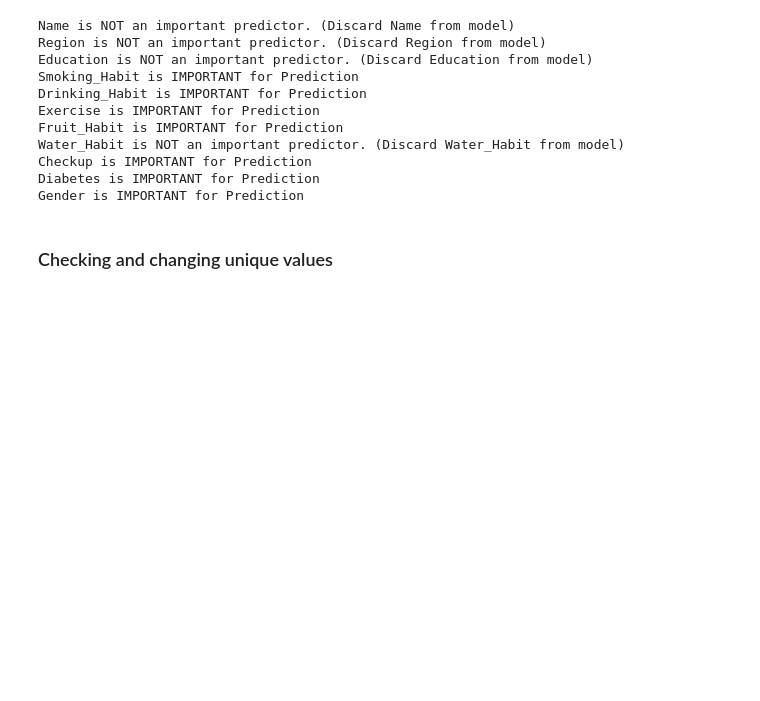
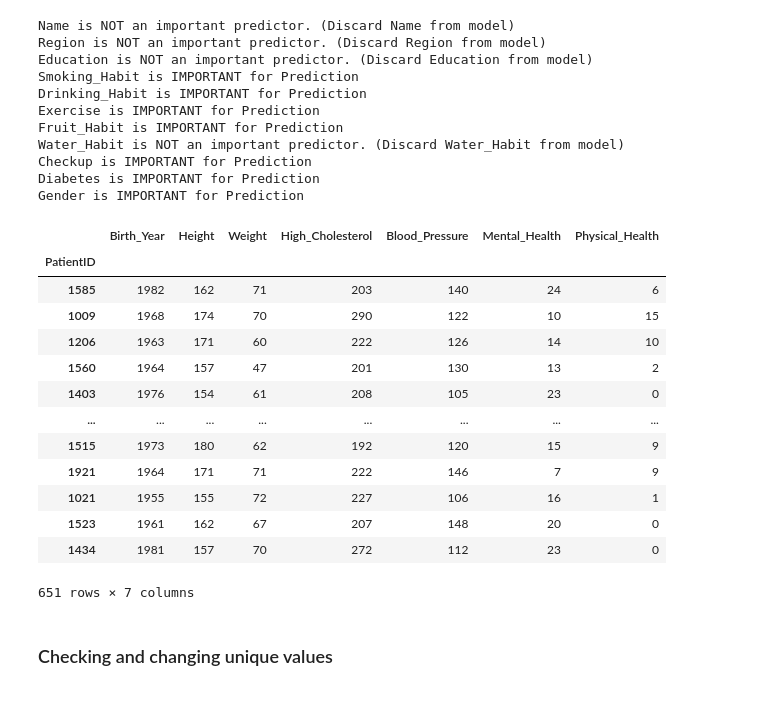
Before and after one commit to henrymmarques/MLProject, a Jupyter notebook: Group03 - ML Project.ipynb, the cells around one changed output. Cells and saved outputs as stored; diff of their text form; code cells hidden in the pictures; blank space fills up the shorter version.

```diff
--- a/Group03 - ML Project.ipynb
+++ b/Group03 - ML Project.ipynb
@@ -475,6 +497,23 @@ Gender is IMPORTANT for Prediction
 train_data_cat.drop(['Name', 'Region', 'Education', 'Smoking_Habit', 'Water_Habit'],axis=1, inplace=True)
 test_data_cat.drop(['Name', 'Region', 'Education', 'Smoking_Habit', 'Water_Habit'],axis=1, inplace=True)
 # train_data_cat.drop(['Name', 'Region', 'Education'],axis=1, inplace=True)
+# %%
+train_data_num
+# %% [output]
+|  | Birth_Year | Height | Weight | High_Cholesterol | Blood_Pressure | Mental_Health | Physical_Health |
+| PatientID |  |  |  |  |  |  |  |
+| 1585 | 1982 | 162 | 71 | 203 | 140 | 24 | 6 |
+| 1009 | 1968 | 174 | 70 | 290 | 122 | 10 | 15 |
+| 1206 | 1963 | 171 | 60 | 222 | 126 | 14 | 10 |
+| 1560 | 1964 | 157 | 47 | 201 | 130 | 13 | 2 |
+| 1403 | 1976 | 154 | 61 | 208 | 105 | 23 | 0 |
+| ... | ... | ... | ... | ... | ... | ... | ... |
+| 1515 | 1973 | 180 | 62 | 192 | 120 | 15 | 9 |
+| 1921 | 1964 | 171 | 71 | 222 | 146 | 7 | 9 |
+| 1021 | 1955 | 155 | 72 | 227 | 106 | 16 | 1 |
+| 1523 | 1961 | 162 | 67 | 207 | 148 | 20 | 0 |
+| 1434 | 1981 | 157 | 70 | 272 | 112 | 23 | 0 |
+651 rows × 7 columns
 # %% [markdown]
 <a class="anchor" id="4th-bullet">
 
```
Also changed, not shown: parts of 17 cells of this notebook, 20 other files.
